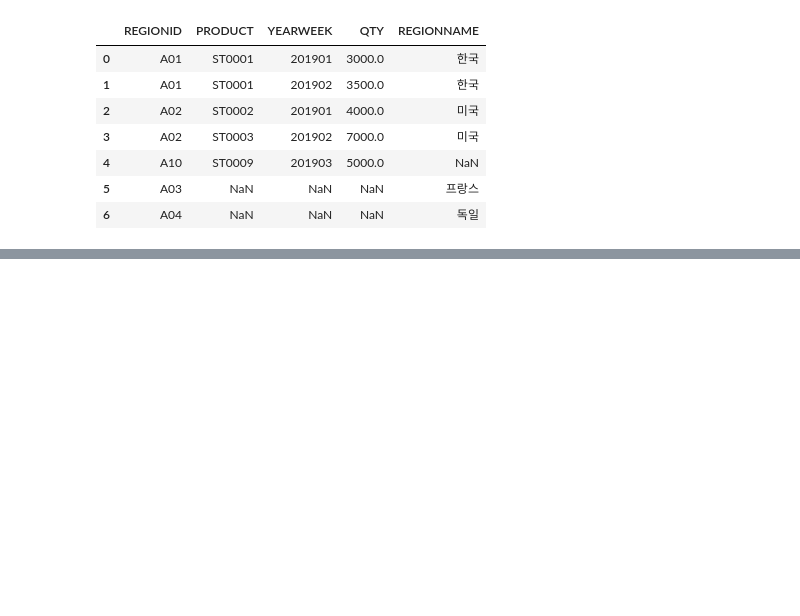
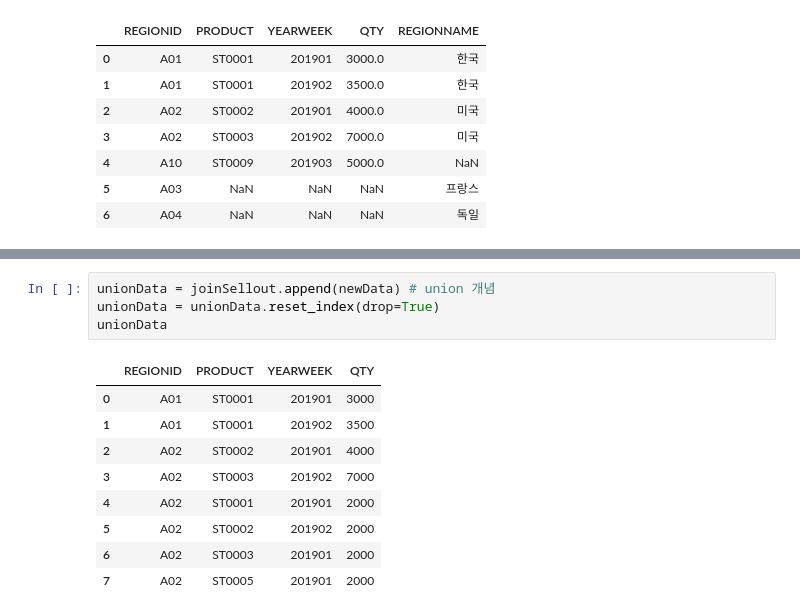
Before and after one commit to ki-ottl/python, a Jupyter notebook: Session05 - 데이터 분석 및 데이터 전처리/09. 데이터 병합하기(join).ipynb, the cells around one changed output, grey strips where cells are left out. Drawn from its saved outputs; the diff is of its cells as text; blank space fills up the shorter version.

```diff
--- a/Session05 - 데이터 분석 및 데이터 전처리/09. 데이터 병합하기(join).ipynb
+++ b/Session05 - 데이터 분석 및 데이터 전처리/09. 데이터 병합하기(join).ipynb
@@ -163,0 +363,14 @@ mergeResult4
+# %%
+unionData = joinSellout.append(newData) # union 개념
+unionData = unionData.reset_index(drop=True)
+unionData
+# %% [output]
+|  | REGIONID | PRODUCT | YEARWEEK | QTY |
+| 0 | A01 | ST0001 | 201901 | 3000 |
+| 1 | A01 | ST0001 | 201902 | 3500 |
+| 2 | A02 | ST0002 | 201901 | 4000 |
+| 3 | A02 | ST0003 | 201902 | 7000 |
+| 4 | A02 | ST0001 | 201901 | 2000 |
+| 5 | A02 | ST0002 | 201902 | 2000 |
+| 6 | A02 | ST0003 | 201901 | 2000 |
+| 7 | A02 | ST0005 | 201901 | 2000 |
```
Also changed, not shown: parts of 39 cells of this notebook.
